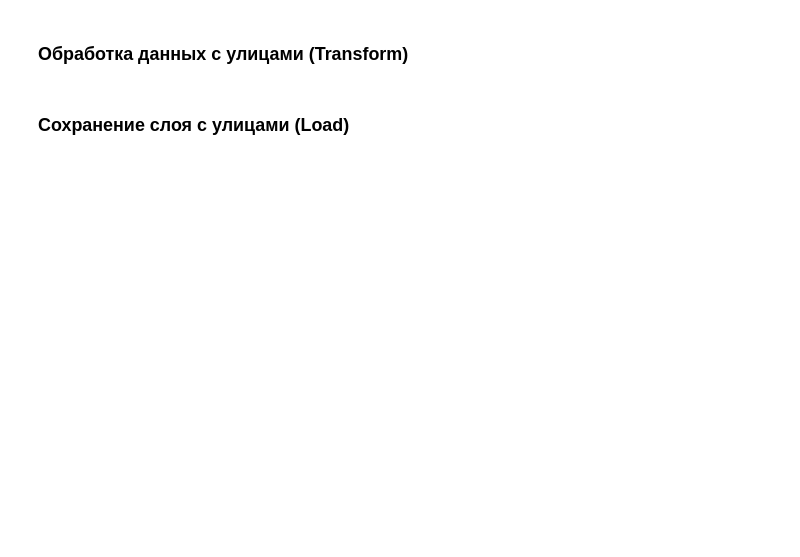
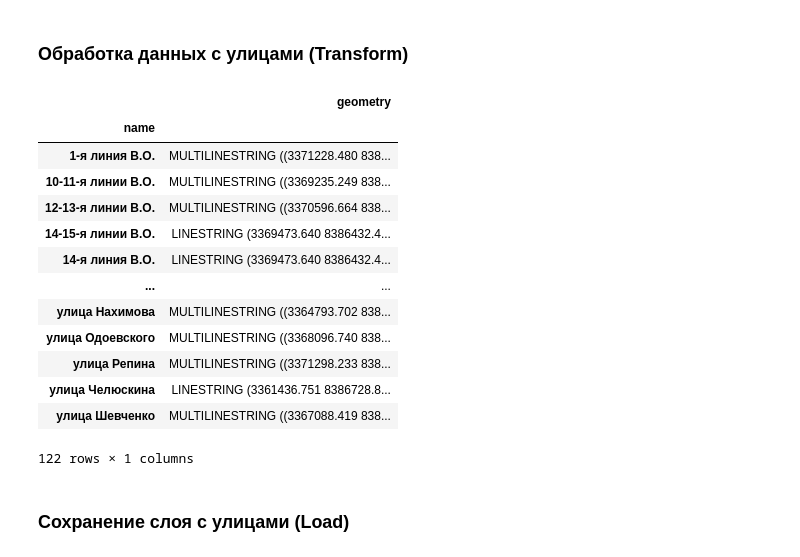
Before and after one commit to rodioniurev/ML_template, a Jupyter notebook: PythonUrban_final_task.ipynb, the cells around one changed output. Cells and saved outputs as stored; diff of their text form; code cells hidden in the pictures; blank space fills up the shorter version.

```diff
--- a/PythonUrban_final_task.ipynb
+++ b/PythonUrban_final_task.ipynb
@@ -53,6 +77,23 @@ STREETS_FILE_URL = ...  # ссылка на слой с улицами
 ### Обработка данных с улицами (Transform)
 # %%
 # TODO сгруппировать и объединить геометрии с одинаковыми названиями
+streets = gdf.dissolve(by='name')
+streets
+# %% [output]
+|  | geometry |
+| name |  |
+| 1-я линия В.О. | MULTILINESTRING ((3371228.480 838... |
+| 10-11-я линии В.О. | MULTILINESTRING ((3369235.249 838... |
+| 12-13-я линии В.О. | MULTILINESTRING ((3370596.664 838... |
+| 14-15-я линии В.О. | LINESTRING (3369473.640 8386432.4... |
+| 14-я линия В.О. | LINESTRING (3369473.640 8386432.4... |
+| ... | ... |
+| улица Нахимова | MULTILINESTRING ((3364793.702 838... |
+| улица Одоевского | MULTILINESTRING ((3368096.740 838... |
+| улица Репина | MULTILINESTRING ((3371298.233 838... |
+| улица Челюскина | LINESTRING (3361436.751 8386728.8... |
+| улица Шевченко | MULTILINESTRING ((3367088.419 838... |
+122 rows × 1 columns
 # %% [markdown]
 ### Сохранение слоя с улицами (Load)
 # %%
```
Also changed, not shown: parts of 11 cells of this notebook.
